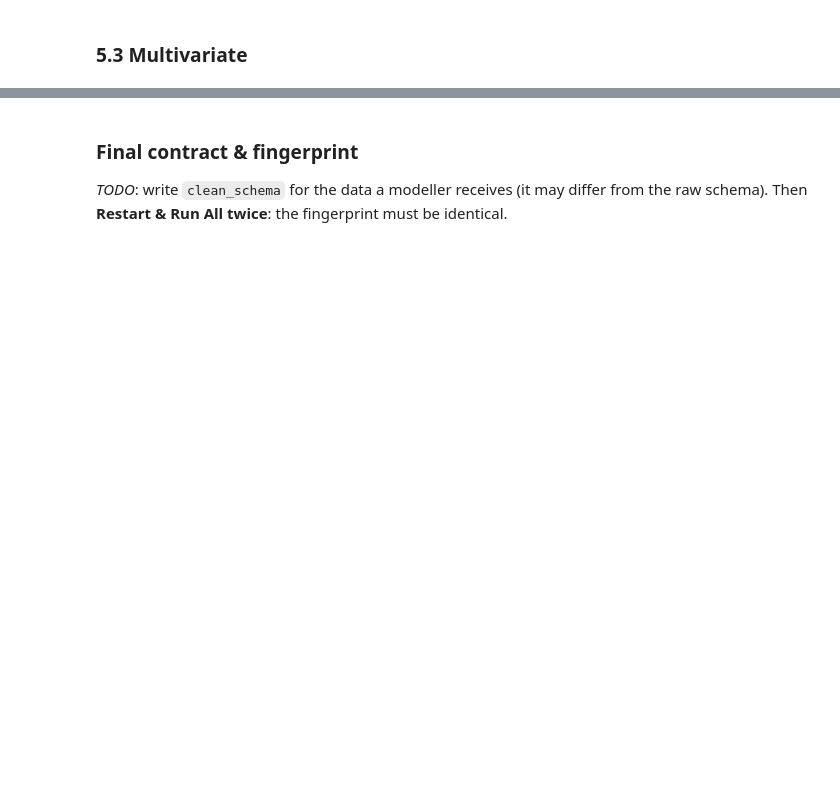
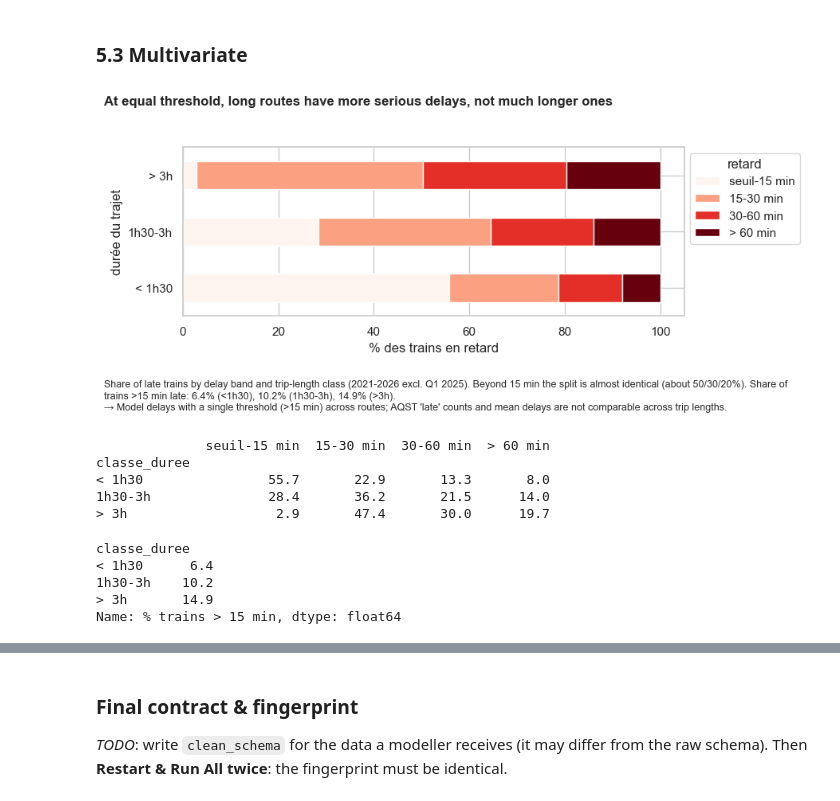
Before and after one commit to sarah-benaddad/tgv-punctuality-eda, a Jupyter notebook: project_04_tgv_punctuality.ipynb, the cells around one changed output, grey strips where cells are left out. Saved outputs shown, nothing was run; the diff lists cells and outputs as text; code cells hidden in the pictures; blank space fills up the shorter version.

```diff
--- a/project_04_tgv_punctuality.ipynb
+++ b/project_04_tgv_punctuality.ipynb
@@ -835,6 +903,46 @@ clean = df.copy()      # TODO: this should be your cleaned data after Section 4
 # fig, ax = plt.subplots(figsize=(8, 4))
 # ...
 # show(fig, "<title that states the finding>", "<what the figure shows>", "<what a modeller should do>", "5_3")
+# %%
+# --- ajout groupe : parmi les trains en retard, quelle part en < 15 / 15-30 / 30-60 / > 60 min ? ---
+# par classe de durée ; sans le T1 2025 (paliers en NaN, cf 4.2)
+p = (viz.dropna(subset=paliers)
+        .groupby("classe_duree", observed=True)[["nb_train_retard_arrivee"] + paliers].sum())
+tranches = pd.DataFrame({
+    "seuil-15 min": p["nb_train_retard_arrivee"] - p["nb_train_retard_sup_15"],
+    "15-30 min": p["nb_train_retard_sup_15"] - p["nb_train_retard_sup_30"],
+    "30-60 min": p["nb_train_retard_sup_30"] - p["nb_train_retard_sup_60"],
+    "> 60 min": p["nb_train_retard_sup_60"],
+})
+tranches = 100 * tranches.div(tranches.sum(axis=1), axis=0)
+fig, ax = plt.subplots(figsize=(9, 3.5))
+tranches.plot(kind="barh", stacked=True, ax=ax, colormap="Reds")
+ax.set(xlabel="% des trains en retard", ylabel="durée du trajet")
+ax.legend(bbox_to_anchor=(1, 1), loc="upper left", title="retard")
+
+show(fig, "At equal threshold, long routes have more serious delays, not much longer ones",
+     "Share of late trains by delay band and trip-length class (2021-2026 excl. Q1 2025). Beyond 15 min the split is almost identical (about 50/30/20%). Share of trains >15 min late: 6.4% (<1h30), 10.2% (1h30-3h), 14.9% (>3h).",
+     "Model delays with a single threshold (>15 min) across routes; AQST 'late' counts and mean delays are not comparable across trip lengths.",
+     "5_3")
+
+print(tranches.round(1))
+# %% [output]
+[figure, added]
+              seuil-15 min  15-30 min  30-60 min  > 60 min
+classe_duree
+< 1h30                55.7       22.9       13.3       8.0
+1h30-3h               28.4       36.2       21.5      14.0
+> 3h                   2.9       47.4       30.0      19.7
+# %%
+# fréquence à règle égale : % de trains à +15 min (même seuil pour tous)
+f = viz.dropna(subset=paliers).groupby("classe_duree", observed=True)[["nb_train_retard_sup_15", "circules"]].sum()
+print((100 * f["nb_train_retard_sup_15"] / f["circules"]).round(1).rename("% trains > 15 min"))
+# %% [output]
+classe_duree
+< 1h30      6.4
+1h30-3h    10.2
+> 3h       14.9
+Name: % trains > 15 min, dtype: float64
 # %% [markdown]
 ---
 ## 6 · Findings, what cannot be trusted, next steps
```
Also changed, not shown: parts of 7 cells of this notebook, 5 other files.
